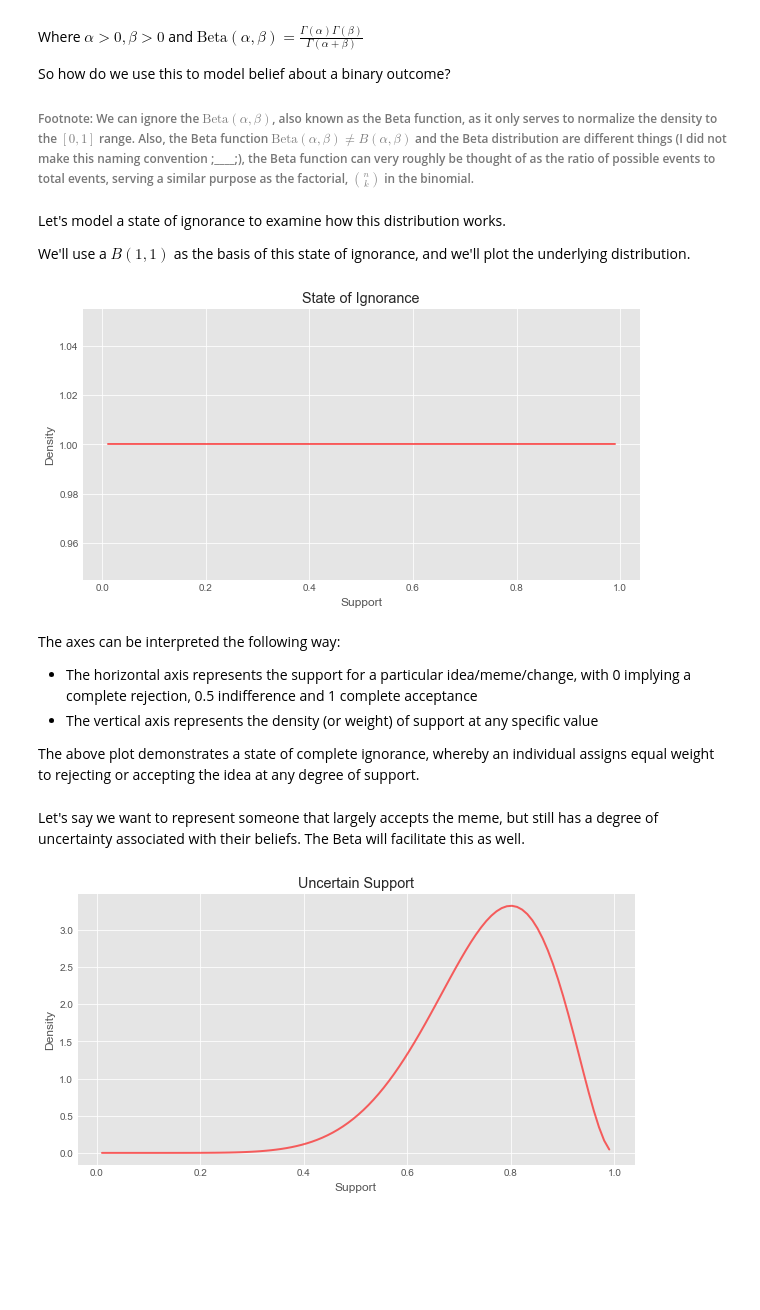
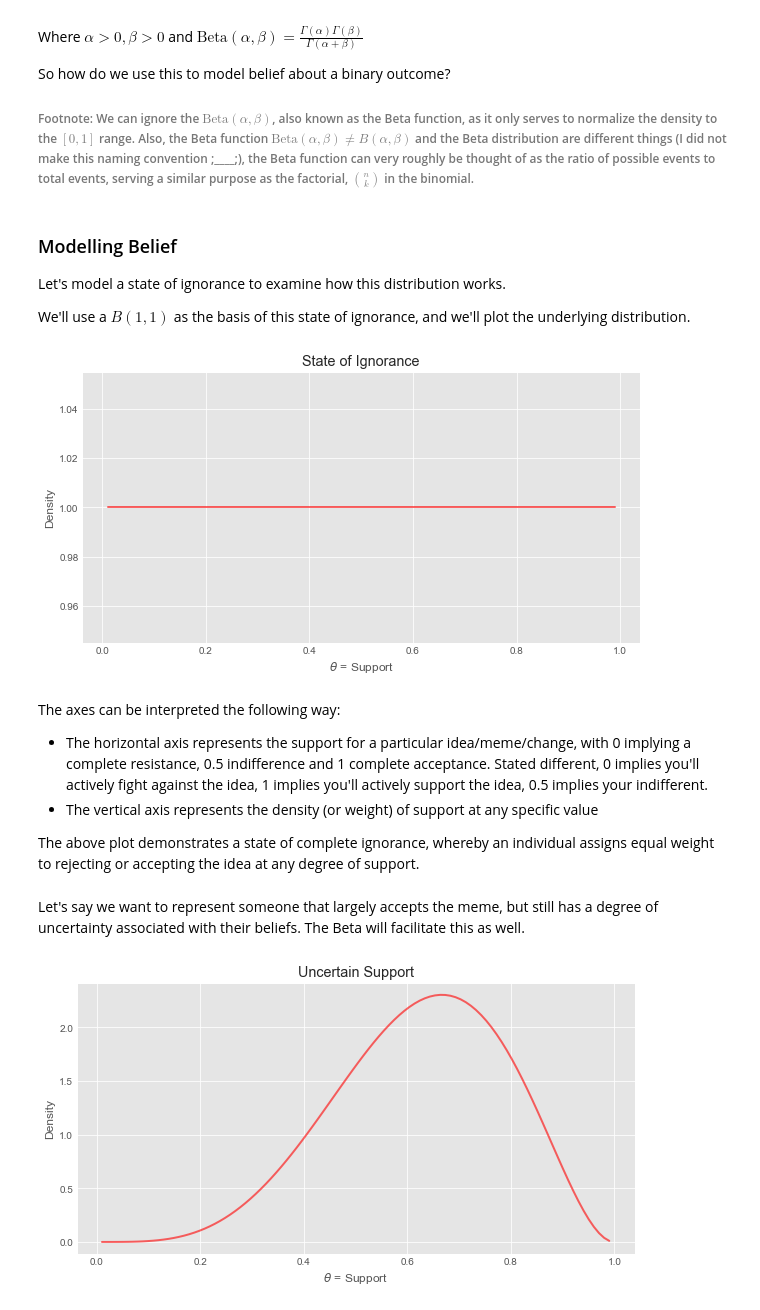
Before and after one commit to mrdevlar/network_choice, a Jupyter notebook: network_choice.ipynb, the cells around one changed output. Cells and saved outputs as stored; diff of their text form; code cells hidden in the pictures; blank space fills up the shorter version.

Commit message:
added examples of beliefs

```diff
--- a/network_choice.ipynb
+++ b/network_choice.ipynb
@@ -48,6 +48,8 @@ So how do we use this to model belief about a binary outcome?
 
 ###### Footnote: We can ignore the $\text{Beta}(\alpha,\beta)$, also known as the Beta function, as it only serves to normalize the density to the $[0,1]$ range. Also, the Beta function $\text{Beta}(\alpha, \beta) \ne B(\alpha, \beta)$ and the Beta distribution are different things (I did not make this naming convention ;____;), the Beta function can very roughly be thought of as the ratio of possible events to total events, serving a similar purpose as the factorial, $\binom{n}{k}$ in the binomial.
 # %% [markdown]
+### Modelling Belief
+
 Let's model a state of ignorance to examine how this distribution works.
 
 We'll use a $B(1,1)$ as the basis of this state of ignorance, and we'll plot the underlying distribution.
@@ -69,20 +71,21 @@ def plot_beta(a, b, title=""):
     #mean, var, skew, kurt = beta.stats(a, b, moments='mvsk')
     plt.title(title)
     plt.ylabel("Density")
-    plt.xlabel("Support")
+    plt.xlabel(r'$\theta$ = Support')
 # %%
 plot_beta(1,1, "State of Ignorance")
 # %% [output]
-[figure, old version]
+[figure, new version]
 # %% [markdown]
 The axes can be interpreted the following way:
-- The horizontal axis represents the support for a particular idea/meme/change, with 0 implying a complete rejection, 0.5 indifference and 1 complete acceptance
+- The horizontal axis represents the support for a particular idea/meme/change, with 0 implying a complete resistance, 0.5 indifference and 1 complete acceptance. Stated different, 0 implies you'll actively fight against the idea, 1 implies you'll actively support the idea, 0.5 implies your indifferent.
 - The vertical axis represents the density (or weight) of support at any specific value
 
+
 The above plot demonstrates a state of complete ignorance, whereby an individual assigns equal weight to rejecting or accepting the idea at any degree of support.
 # %% [markdown]
 Let's say we want to represent someone that largely accepts the meme, but still has a degree of uncertainty associated with their beliefs. The Beta will facilitate this as well.
 # %%
-plot_beta(9,3, "Uncertain Support")
+plot_beta(5,3, "Uncertain Support")
 # %% [output]
-[figure, old version]
+[figure, new version]
```
Also changed, not shown: parts of 7 cells of this notebook.
